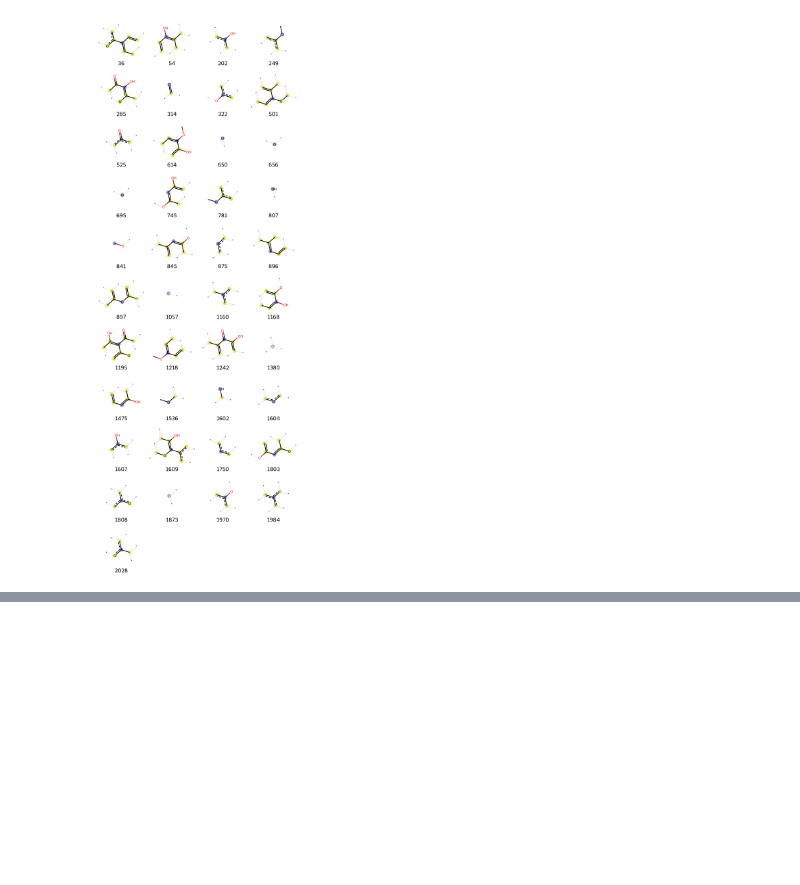
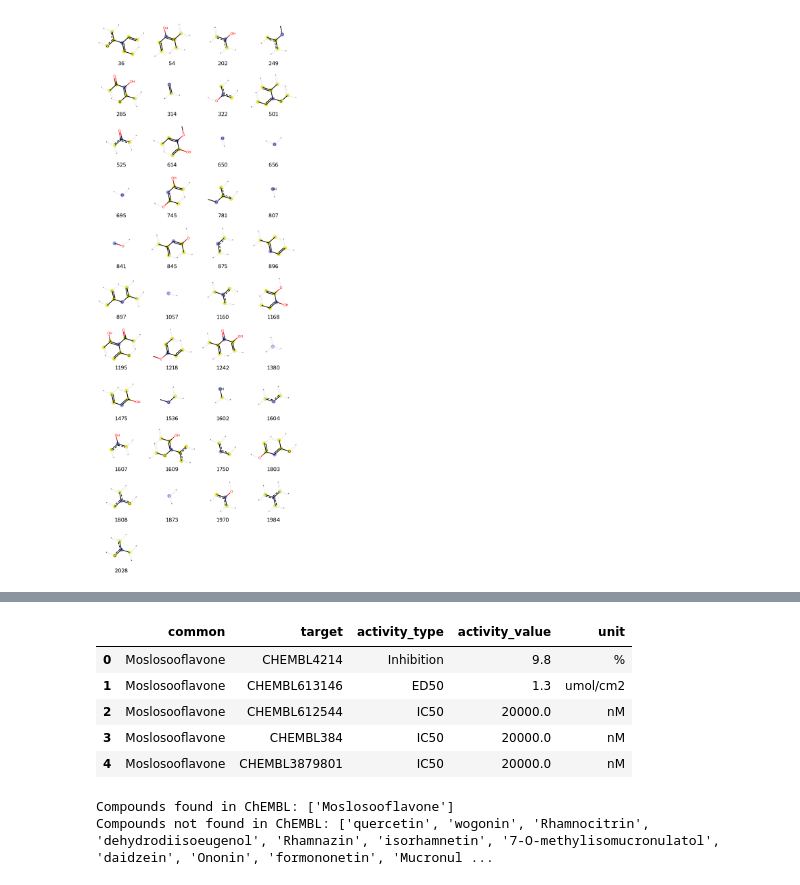
Before and after one commit to rajendranast012-stack/in-silico-lab1, a Jupyter notebook: MACCS_And_Morgan_fingerprint.ipynb, the cells around one changed output, grey strips where cells are left out. Cells and saved outputs as stored; diff of their text form; code cells hidden in the pictures; blank space fills up the shorter version.

```diff
--- a/MACCS_And_Morgan_fingerprint.ipynb
+++ b/MACCS_And_Morgan_fingerprint.ipynb
@@ -147,0 +395,5 @@ Draw.DrawMorganBits(tpls,molsPerRow=4,legends=[str(x) for x in mf_bv.GetOnBits()
+# %%
+import pandas as pd
+
+df = pd.read_excel('/content/flavonoid_smile.xlsx')
+display(df.head())
@@ -147,0 +407,53 @@ Draw.DrawMorganBits(tpls,molsPerRow=4,legends=[str(x) for x in mf_bv.GetOnBits()
+# %%
+from chembl_webresource_client.new_client import new_client
+
+activity = new_client.activity
+molecule = new_client.molecule
+
+activity_list = []
+
+for name in df['common']:
+    results = molecule.filter(pref_name=name)
+    if results:
+        mol_id = results[0]['molecule_chembl_id']
+        acts = activity.filter(molecule_chembl_id=mol_id)
+        for a in acts:
+            activity_list.append({
+                'common': name,
+                'target': a['target_chembl_id'],
+                'activity_type': a['standard_type'],
+                'activity_value': a['standard_value'],
+                'unit': a['standard_units']
+            })
+
+activity_df = pd.DataFrame(activity_list)
+activity_df.to_excel('compound_activity1.xlsx', index=False)
+display(activity_df.head())
+# %% [output]
+|  | common | target | activity_type | activity_value | unit |
+| 0 | Moslosooflavone | CHEMBL4214 | Inhibition | 9.8 | % |
+| 1 | Moslosooflavone | CHEMBL613146 | ED50 | 1.3 | umol/cm2 |
+| 2 | Moslosooflavone | CHEMBL612544 | IC50 | 20000.0 | nM |
+| 3 | Moslosooflavone | CHEMBL384 | IC50 | 20000.0 | nM |
+| 4 | Moslosooflavone | CHEMBL3879801 | IC50 | 20000.0 | nM |
+# %%
+from chembl_webresource_client.new_client import new_client
+
+molecule = new_client.molecule
+
+found_compounds = []
+not_found_compounds = []
+
+# Assuming df here is the original df loaded from flavonoid_smile.xlsx
+for name in df['common']:
+    results = molecule.filter(pref_name=name)
+    if results:
+        found_compounds.append(name)
+    else:
+        not_found_compounds.append(name)
+
+print(f"Compounds found in ChEMBL: {found_compounds}")
+print(f"Compounds not found in ChEMBL: {not_found_compounds}")
+# %% [output]
+Compounds found in ChEMBL: ['Moslosooflavone']
+Compounds not found in ChEMBL: ['quercetin', 'wogonin', 'Rhamnocitrin', 'dehydrodiisoeugenol', 'Rhamnazin', 'isorhamnetin', '7-O-methylisomucronulatol', 'daidzein', 'Ononin', 'formononetin', 'Mucronul ...
```
Also changed, not shown: parts of 13 cells of this notebook.
